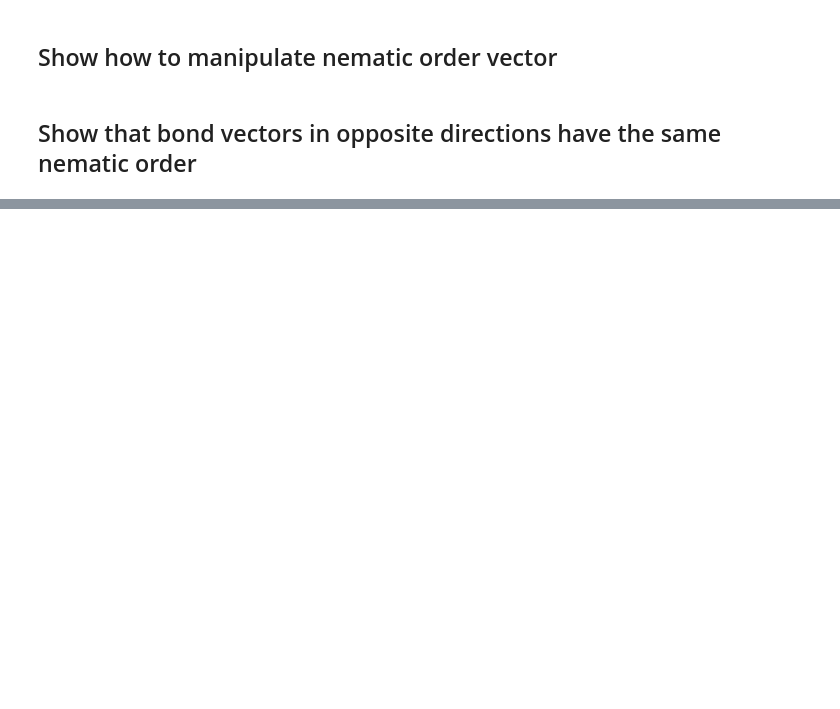
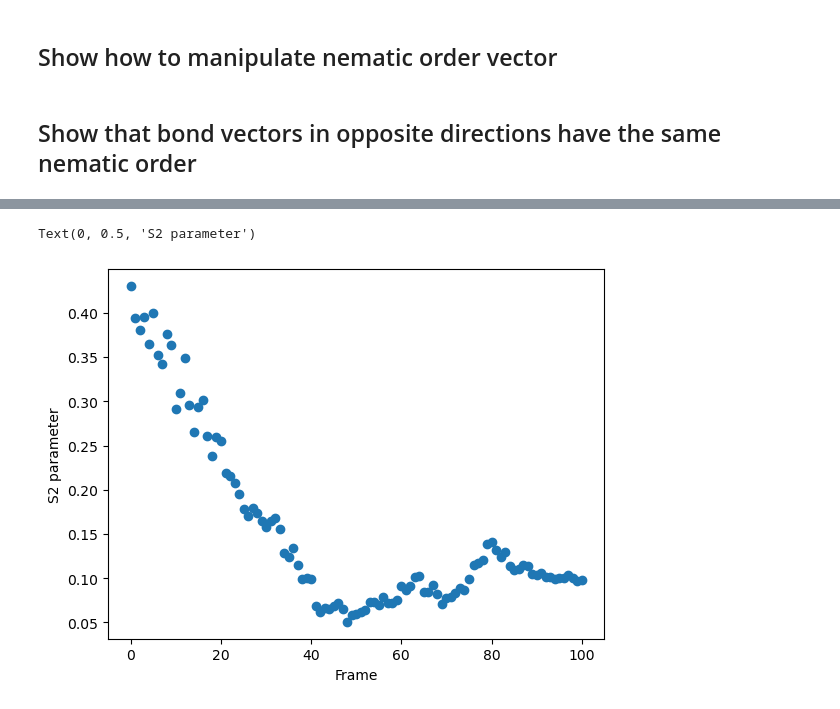
Before and after one commit to cmelab/SIC, a Jupyter notebook: preliminary-work/nematic_order_test.ipynb, the cells around one changed output, grey strips where cells are left out. Drawn from its saved outputs; the diff is of its cells as text; code cells hidden in the pictures; blank space fills up the shorter version.

```diff
--- a/preliminary-work/nematic_order_test.ipynb
+++ b/preliminary-work/nematic_order_test.ipynb
@@ -22,0 +86,8 @@ print(lattice_orders[0])
+# %%
+lattice_orders,director = nematic_order('small-pps-melt.gsd')
+plt.scatter(range(len(lattice_orders)),lattice_orders)
+plt.xlabel('Frame')
+plt.ylabel('S2 parameter')
+# %% [output]
+Text(0, 0.5, 'S2 parameter')
+[figure, added]
```
Also changed, not shown: parts of 7 cells of this notebook, 1 other file.
